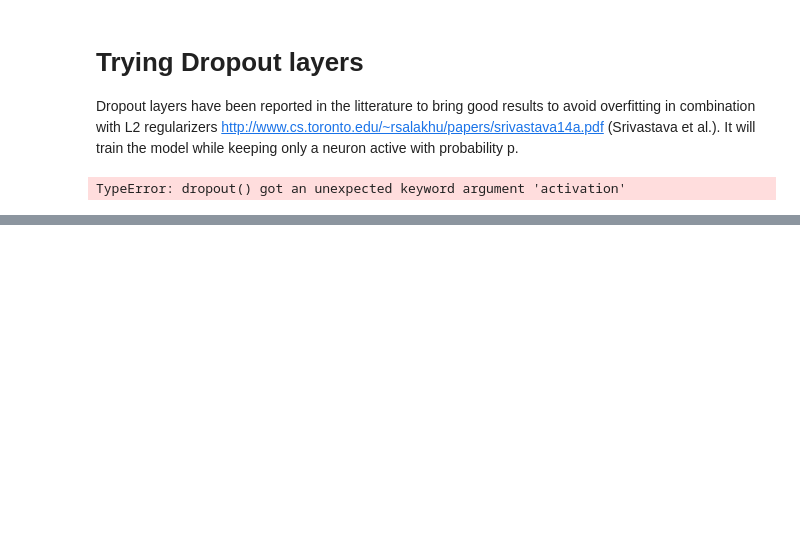
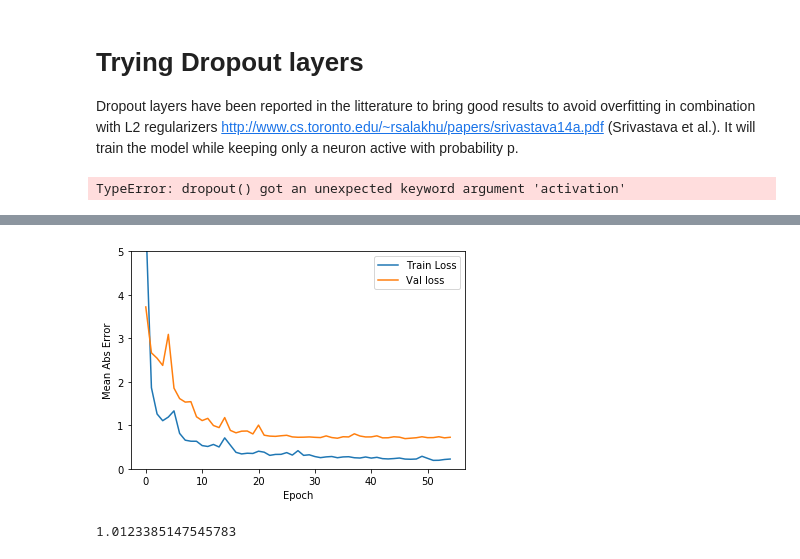
Before and after one commit to EtienneBonvin/cosmo_project, a Jupyter notebook: Deep_Learning_Approach.ipynb, the cells around one changed output, grey strips where cells are left out. Saved outputs shown, nothing was run; the diff lists cells and outputs as text; code cells hidden in the pictures; blank space fills up the shorter version.

```diff
--- a/Deep_Learning_Approach.ipynb
+++ b/Deep_Learning_Approach.ipynb
@@ -396,0 +424,2 @@ model.summary()
+# %%
+X_poly = build_poly(X_red, 2)
@@ -396,0 +430,6 @@ model.summary()
+# %%
+train_set_size = int(len(X_red) * TRAIN_SET_PERC)
+X_poly_train_red = X_poly[: train_set_size]
+X_poly_test_red = X_poly[train_set_size:]
+y_train = y[: train_set_size]
+y_test = y[train_set_size :]
@@ -396,0 +442,34 @@ model.summary()
+# %%
+# Clean up as much memory as possible before starting
+garbage_collection()
+
+# Prepare model
+model = tf.keras.Sequential([
+    # Number of layers and neurons doesn't really matter, we need as much as possible.
+    # We well take care of overfitting with regularizers.
+    # We chose relu activation (relative usual choice when working on regression)
+    # We add L2 regularizers on hidden layers to avoid overfitting the data. Threshold should be tuned.
+    layers.Dense(256, activation='relu', kernel_regularizer=tf.keras.regularizers.l2(0.00001)),
+    layers.Dense(256, activation='relu', kernel_regularizer=tf.keras.regularizers.l2(0.00001)),
+    layers.Dense(256, activation='relu', kernel_regularizer=tf.keras.regularizers.l2(0.00001)),
+    layers.Dense(256, activation='relu', kernel_regularizer=tf.keras.regularizers.l2(0.00001)),
+    layers.Dense(256, activation='relu', kernel_regularizer=tf.keras.regularizers.l2(0.00001)),
+    layers.Dense(256, activation='relu', kernel_regularizer=tf.keras.regularizers.l2(0.00001)),
+    layers.Dense(256, activation='relu', kernel_regularizer=tf.keras.regularizers.l2(0.00001)),
+    layers.Dense(256, activation='relu', kernel_regularizer=tf.keras.regularizers.l2(0.00001)),
+    # Last layer represent the electromagnetic shielding, our prediction
+    layers.Dense(1, activation='relu')])
+
+model.compile(optimizer=tf.train.AdamOptimizer(0.001),
+              loss='mse',
+              # Note that the accuracy metric is useless but it doesn't compile when trying to use RMSE.
+              metrics=['mae'])
+# %%
+EPOCHS = 200
+BATCH_SIZE = 32
+VALIDATION_SPLIT = 0.1
+early_stop = tf.keras.callbacks.EarlyStopping(monitor='val_loss', patience=20)
+
+history = model.fit(X_poly_train_red, y_train, epochs=EPOCHS, batch_size=BATCH_SIZE, validation_split = VALIDATION_SPLIT, \
+          callbacks=[early_stop])
+model.summary()
@@ -396,0 +494,9 @@ model.summary()
+# %%
+plot_history(history)
+# %% [output]
+[figure, added]
+# %%
+result = model.predict(X_poly_test_red, batch_size=32)
+rmse(result, y_test)
+# %% [output]
+1.0123385147545783
```
Also changed, not shown: parts of 31 cells of this notebook, 1 other file.
